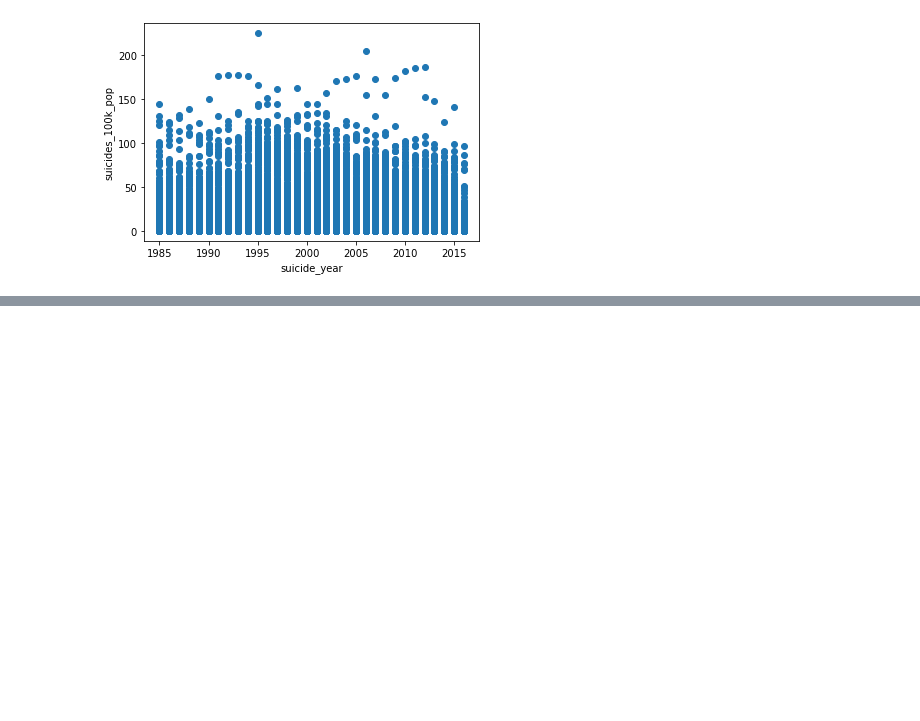
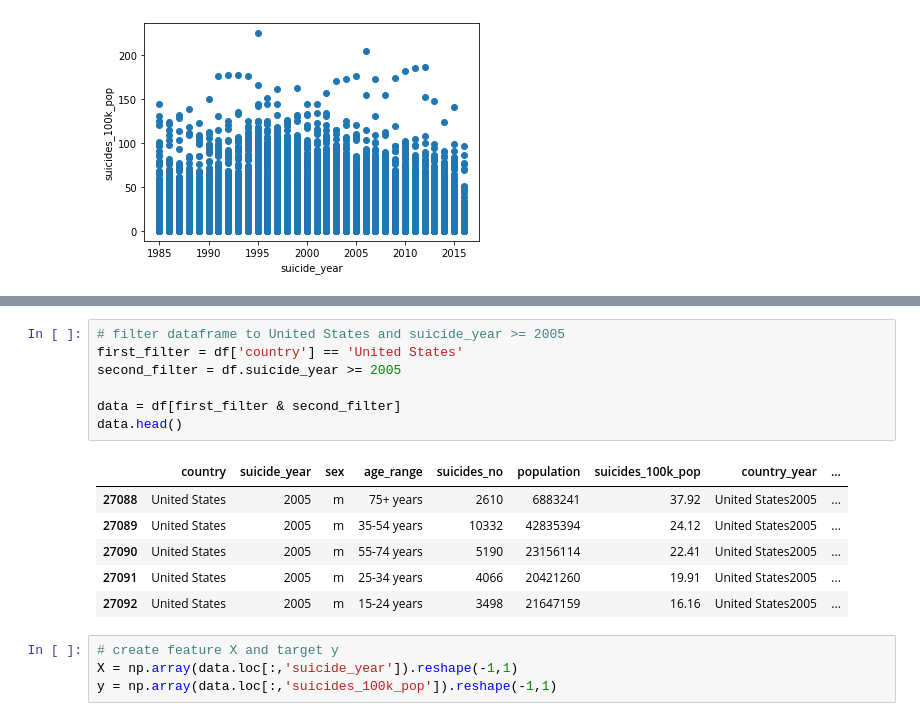
Before and after one commit to NensiH/Social_media_impact, a Jupyter notebook: Jupyter_Notebook/Exploratory.ipynb, the cells around one changed output, grey strips where cells are left out. Drawn from its saved outputs; the diff is of its cells as text; blank space fills up the shorter version.

```diff
--- a/Jupyter_Notebook/Exploratory.ipynb
+++ b/Jupyter_Notebook/Exploratory.ipynb
@@ -82,0 +100,18 @@ plt.show()
+# %%
+# filter dataframe to United States and suicide_year >= 2005
+first_filter = df['country'] == 'United States'
+second_filter = df.suicide_year >= 2005
+
+data = df[first_filter & second_filter]
+data.head()
+# %% [output]
+|  | country | suicide_year | sex | age_range | suicides_no | population | suicides_100k_pop | country_year | ... |
+| 27088 | United States | 2005 | m | 75+ years | 2610 | 6883241 | 37.92 | United States2005 | ... |
+| 27089 | United States | 2005 | m | 35-54 years | 10332 | 42835394 | 24.12 | United States2005 | ... |
+| 27090 | United States | 2005 | m | 55-74 years | 5190 | 23156114 | 22.41 | United States2005 | ... |
+| 27091 | United States | 2005 | m | 25-34 years | 4066 | 20421260 | 19.91 | United States2005 | ... |
+| 27092 | United States | 2005 | m | 15-24 years | 3498 | 21647159 | 16.16 | United States2005 | ... |
+# %%
+# create feature X and target y
+X = np.array(data.loc[:,'suicide_year']).reshape(-1,1)
+y = np.array(data.loc[:,'suicides_100k_pop']).reshape(-1,1)
```
Also changed, not shown: parts of 2 cells of this notebook.
